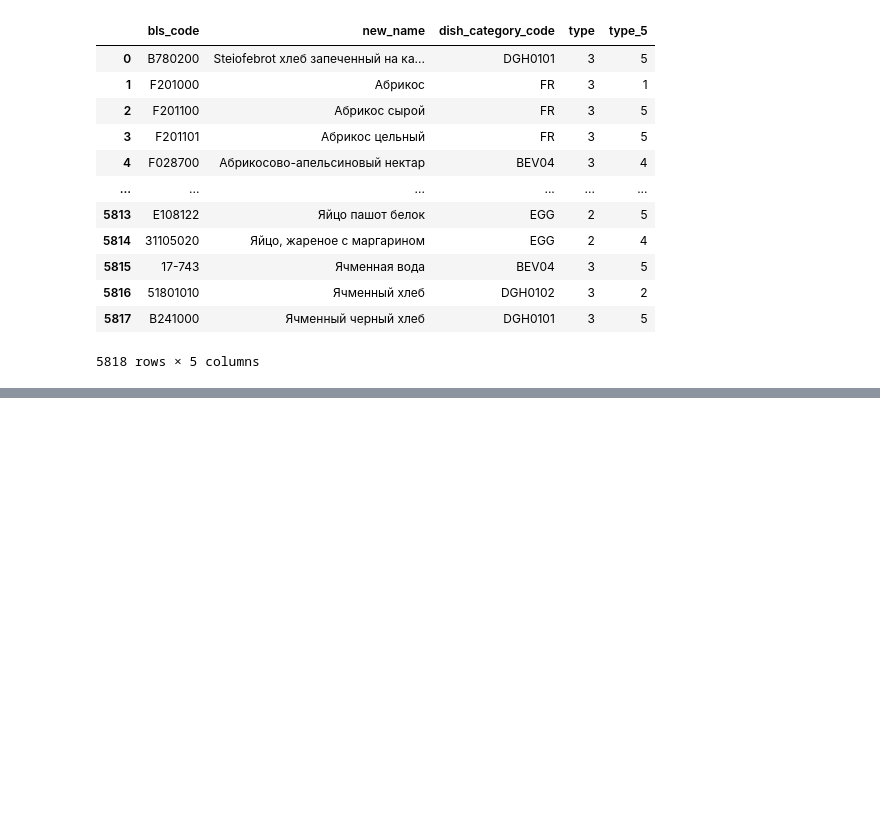
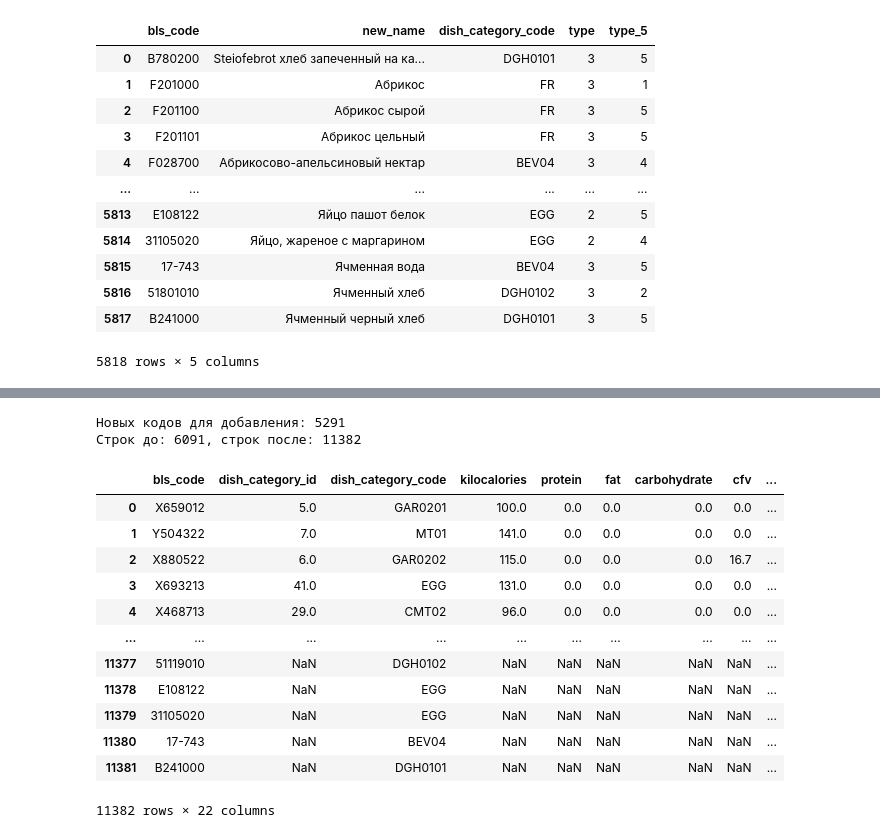
Before and after one commit to timurchiksss/nutristeppe, a Jupyter notebook: joiner.ipynb, the cells around one changed output, grey strips where cells are left out. Cells and saved outputs as stored; diff of their text form; code cells hidden in the pictures; blank space fills up the shorter version.

```diff
--- a/joiner.ipynb
+++ b/joiner.ipynb
@@ -286,0 +165,35 @@ print("Данные успешно перенесены!")
+# %%
+dishes['bls_code'] = dishes['bls_code'].astype(str).str.strip()
+df_new['bls_code'] = df_new['bls_code'].astype(str).str.strip()
+
+# Обновляем существующие строки
+dishes_idx = dishes.set_index('bls_code')
+df_new_idx = df_new.set_index('bls_code')
+dishes_idx.update(df_new_idx)
+dishes = dishes_idx.reset_index()
+
+# Добавляем новые строки которых не было в dishes
+new_codes = set(df_new['bls_code']) - set(dishes['bls_code'])
+print(f"Новых кодов для добавления: {len(new_codes)}")  # проверяем сколько новых
+
+new_rows = df_new[df_new['bls_code'].isin(new_codes)]
+df_final = pd.concat([dishes, new_rows], ignore_index=True)
+
+print(f"Строк до: {len(dishes)}, строк после: {len(df_final)}")
+df_final
+# %% [output]
+Новых кодов для добавления: 5291
+Строк до: 6091, строк после: 11382
+|  | bls_code | dish_category_id | dish_category_code | kilocalories | protein | fat | carbohydrate | cfv | ... |
+| 0 | X659012 | 5.0 | GAR0201 | 100.0 | 0.0 | 0.0 | 0.0 | 0.0 | ... |
+| 1 | Y504322 | 7.0 | MT01 | 141.0 | 0.0 | 0.0 | 0.0 | 0.0 | ... |
+| 2 | X880522 | 6.0 | GAR0202 | 115.0 | 0.0 | 0.0 | 0.0 | 16.7 | ... |
+| 3 | X693213 | 41.0 | EGG | 131.0 | 0.0 | 0.0 | 0.0 | 0.0 | ... |
+| 4 | X468713 | 29.0 | CMT02 | 96.0 | 0.0 | 0.0 | 0.0 | 0.0 | ... |
+| ... | ... | ... | ... | ... | ... | ... | ... | ... | ... |
+| 11377 | 51119010 | NaN | DGH0102 | NaN | NaN | NaN | NaN | NaN | ... |
+| 11378 | E108122 | NaN | EGG | NaN | NaN | NaN | NaN | NaN | ... |
+| 11379 | 31105020 | NaN | EGG | NaN | NaN | NaN | NaN | NaN | ... |
+| 11380 | 17-743 | NaN | BEV04 | NaN | NaN | NaN | NaN | NaN | ... |
+| 11381 | B241000 | NaN | DGH0101 | NaN | NaN | NaN | NaN | NaN | ... |
+11382 rows × 22 columns
```
Also changed, not shown: parts of 43 cells of this notebook, 2 other files.
